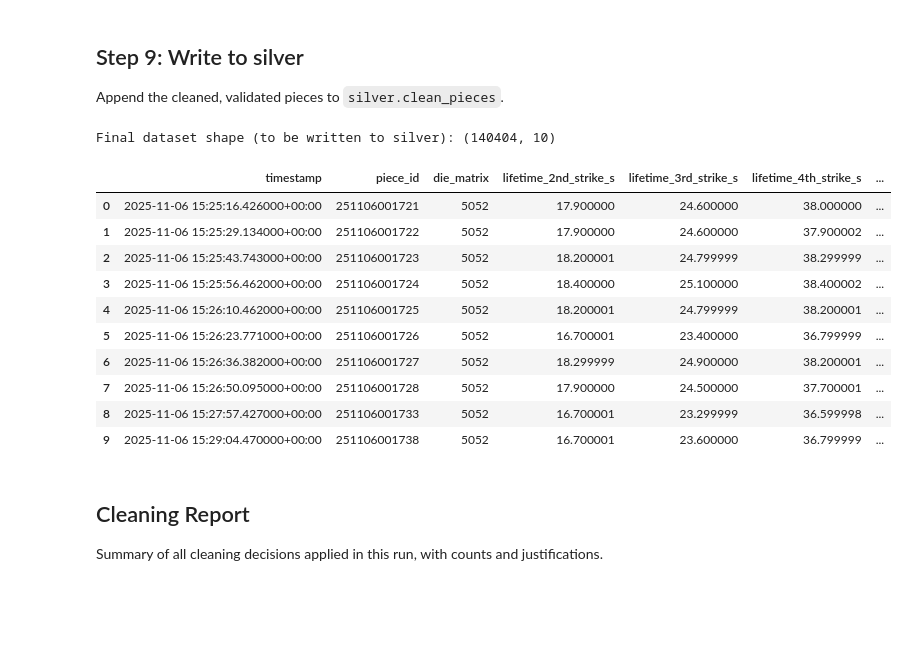
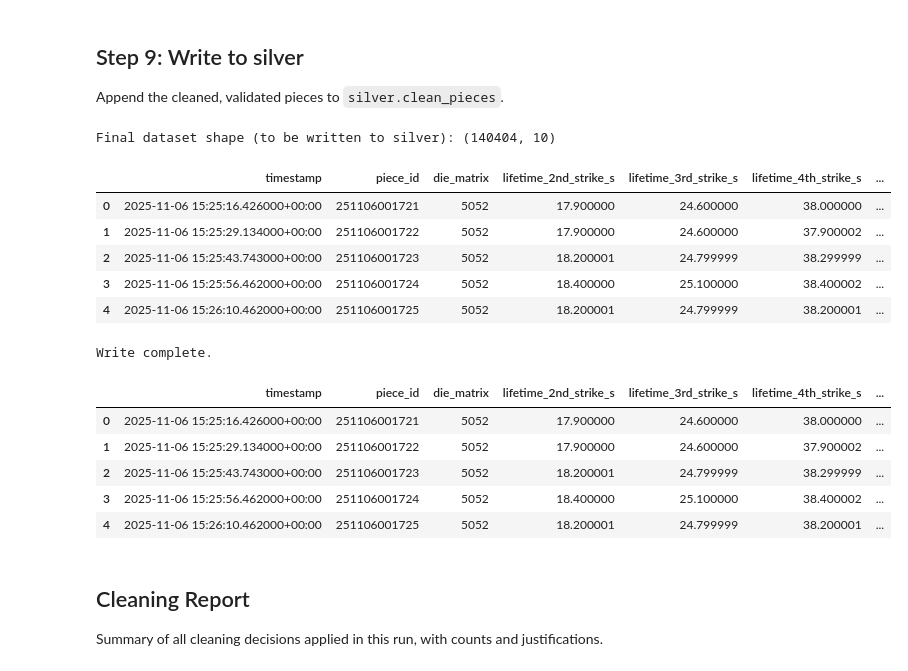
Before and after one commit to warrenliu87/CPfinal, a Jupyter notebook: notebooks/01_bronze_to_silver.ipynb, the cells around one changed output. Drawn from its saved outputs; the diff is of its cells as text; code cells hidden in the pictures; blank space fills up the shorter version.

```diff
--- a/notebooks/01_bronze_to_silver.ipynb
+++ b/notebooks/01_bronze_to_silver.ipynb
@@ -701,40 +701,68 @@ Append the cleaned, validated pieces to `silver.clean_pieces`.
 # %%
 # -----------------------------
 # Final column selection (silver schema)
 # -----------------------------
 final_cols = [
     "timestamp",
     "piece_id",
     "die_matrix",
     "lifetime_2nd_strike_s",
     "lifetime_3rd_strike_s",
     "lifetime_4th_strike_s",
     "lifetime_auxiliary_press_s",
     "lifetime_bath_s",
     "lifetime_general_s",
     "oee_cycle_time_s",
 ]
 
-# Keep only existing columns
 final_cols = [c for c in final_cols if c in pieces.columns]
-
 silver_df = pieces[final_cols].copy()
 
 print("Final dataset shape (to be written to silver):", silver_df.shape)
-display(silver_df.head(10))
+display(silver_df.head(5))
+
+# Write directly to silver.clean_pieces
+with engine.begin() as conn:
+    # Optional: clear table first for a clean rebuild
+    conn.execute(text("TRUNCATE TABLE silver.clean_pieces"))
+
+    silver_df.to_sql(
+        "clean_pieces",
+        conn,
+        schema="silver",
+        if_exists="append",
+        index=False,
+        method="multi",
+        chunksize=5000,
+    )
+
+print("Write complete.")
 # %% [output]
 Final dataset shape (to be written to silver): (140404, 10)
 |  | timestamp | piece_id | die_matrix | lifetime_2nd_strike_s | lifetime_3rd_strike_s | lifetime_4th_strike_s | ... |
 | 0 | 2025-11-06 15:25:16.426000+00:00 | 251106001721 | 5052 | 17.900000 | 24.600000 | 38.000000 | ... |
 | 1 | 2025-11-06 15:25:29.134000+00:00 | 251106001722 | 5052 | 17.900000 | 24.600000 | 37.900002 | ... |
 | 2 | 2025-11-06 15:25:43.743000+00:00 | 251106001723 | 5052 | 18.200001 | 24.799999 | 38.299999 | ... |
 | 3 | 2025-11-06 15:25:56.462000+00:00 | 251106001724 | 5052 | 18.400000 | 25.100000 | 38.400002 | ... |
 | 4 | 2025-11-06 15:26:10.462000+00:00 | 251106001725 | 5052 | 18.200001 | 24.799999 | 38.200001 | ... |
-| 5 | 2025-11-06 15:26:23.771000+00:00 | 251106001726 | 5052 | 16.700001 | 23.400000 | 36.799999 | ... |
-| 6 | 2025-11-06 15:26:36.382000+00:00 | 251106001727 | 5052 | 18.299999 | 24.900000 | 38.200001 | ... |
-| 7 | 2025-11-06 15:26:50.095000+00:00 | 251106001728 | 5052 | 17.900000 | 24.500000 | 37.700001 | ... |
-| 8 | 2025-11-06 15:27:57.427000+00:00 | 251106001733 | 5052 | 16.700001 | 23.299999 | 36.599998 | ... |
-| 9 | 2025-11-06 15:29:04.470000+00:00 | 251106001738 | 5052 | 16.700001 | 23.600000 | 36.799999 | ... |
+Write complete.
+# %%
+pd.read_sql("""
+SELECT COUNT(*) AS n
+FROM silver.clean_pieces
+""", engine)
+pd.read_sql("""
+SELECT *
+FROM silver.clean_pieces
+LIMIT 5
+""", engine)
+# %% [output]
+|  | timestamp | piece_id | die_matrix | lifetime_2nd_strike_s | lifetime_3rd_strike_s | lifetime_4th_strike_s | ... |
+| 0 | 2025-11-06 15:25:16.426000+00:00 | 251106001721 | 5052 | 17.900000 | 24.600000 | 38.000000 | ... |
+| 1 | 2025-11-06 15:25:29.134000+00:00 | 251106001722 | 5052 | 17.900000 | 24.600000 | 37.900002 | ... |
+| 2 | 2025-11-06 15:25:43.743000+00:00 | 251106001723 | 5052 | 18.200001 | 24.799999 | 38.299999 | ... |
+| 3 | 2025-11-06 15:25:56.462000+00:00 | 251106001724 | 5052 | 18.400000 | 25.100000 | 38.400002 | ... |
+| 4 | 2025-11-06 15:26:10.462000+00:00 | 251106001725 | 5052 | 18.200001 | 24.799999 | 38.200001 | ... |
 # %% [markdown]
 ## Cleaning Report
 
```
Also changed, not shown: 1 other file.
